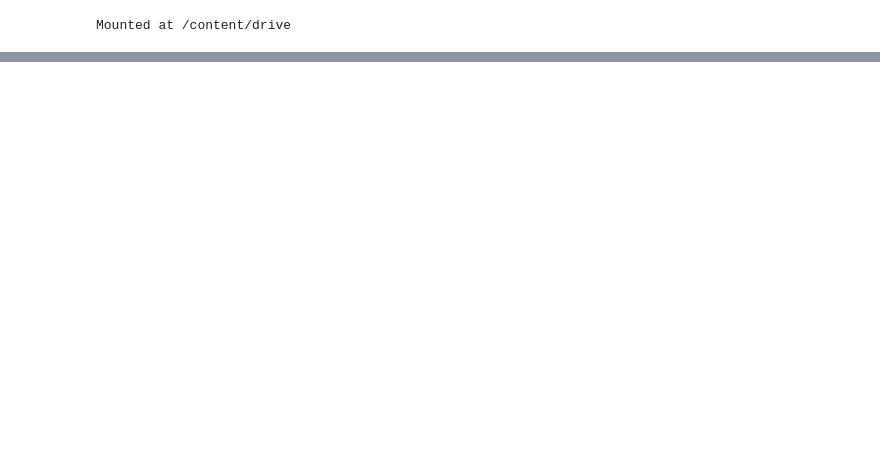
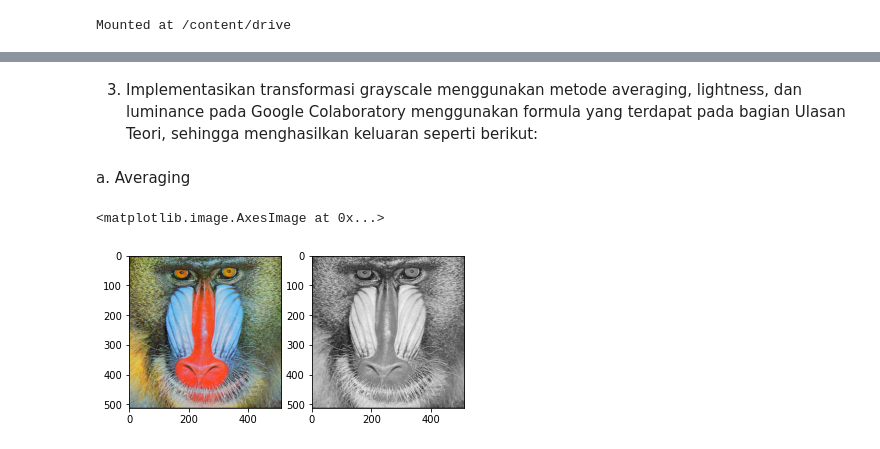
Before and after one commit to yusptar/PCVK, a Jupyter notebook: PCVK_Modul-3.ipynb, the cells around one changed output, grey strips where cells are left out. Cells and saved outputs as stored; diff of their text form; code cells hidden in the pictures; blank space fills up the shorter version.

```diff
--- a/PCVK_Modul-3.ipynb
+++ b/PCVK_Modul-3.ipynb
@@ -36,0 +101,18 @@ Masukkan nilai kecerahan50
+# %% [markdown]
+3. Implementasikan transformasi grayscale menggunakan metode averaging, lightness,
+dan luminance pada Google Colaboratory menggunakan formula yang terdapat pada
+bagian Ulasan Teori, sehingga menghasilkan keluaran seperti berikut:
+# %% [markdown]
+a. Averaging
+# %%
+original = cv.imread('/content/drive/MyDrive/mandrill.tiff')
+color_image = cv.cvtColor(original,cv.COLOR_BGR2RGB)
+
+average_img = np.average(color_image, axis=2)
+
+f, axarr = plt.subplots(1,2)
+axarr[0].imshow(color_image)
+axarr[1].imshow(average_img, cmap='gray')
+# %% [output]
+<matplotlib.image.AxesImage at 0x...>
+[figure, added]
```
Also changed, not shown: parts of 12 cells of this notebook.
